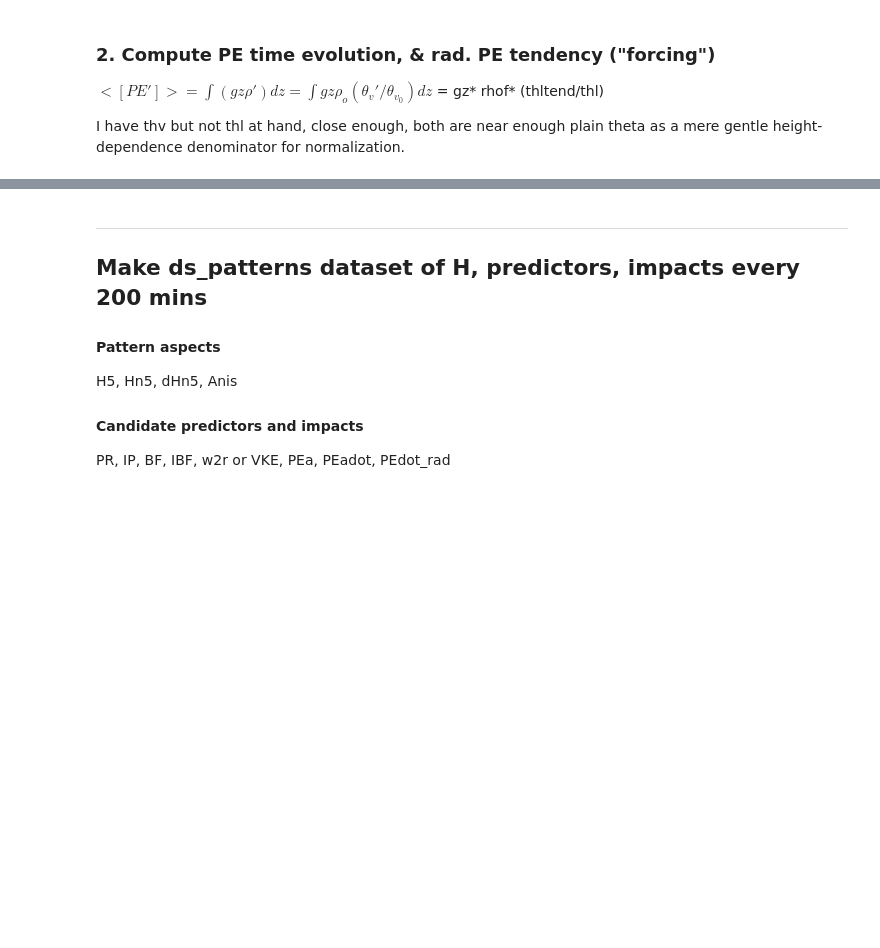
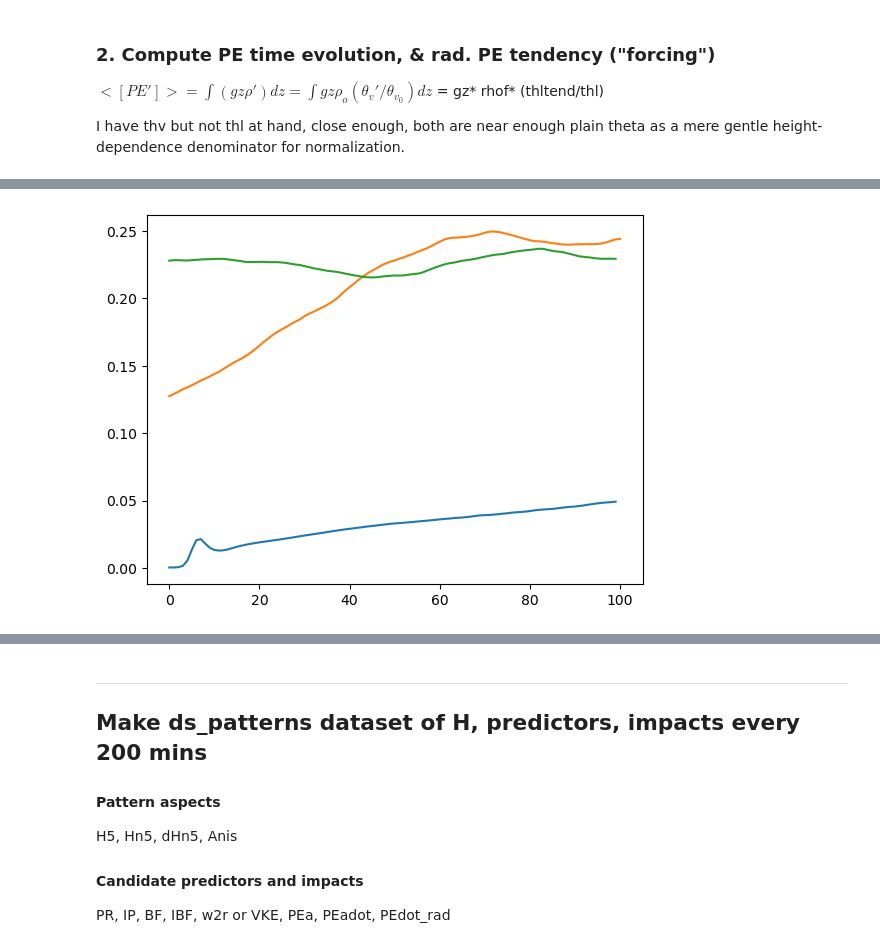
Before and after one commit to brianmapes/EvolutionaryConvection, a Jupyter notebook: Shallow_patterns_CloudBotany/CloudBotany_condprob_entropy.ipynb, the cells around one changed output, grey strips where cells are left out. Drawn from its saved outputs; the diff is of its cells as text; code cells hidden in the pictures; blank space fills up the shorter version.

```diff
--- a/Shallow_patterns_CloudBotany/CloudBotany_condprob_entropy.ipynb
+++ b/Shallow_patterns_CloudBotany/CloudBotany_condprob_entropy.ipynb
@@ -455,3 +523,9 @@ tau.plot(size=2,aspect=3, vmax=1200); plt.title("VKE residence time (seconds)");
+# %%
+plt.plot(0.3*ds_profiles.HKE[imem,0:100].transpose());
+plt.plot(0.3*ds_profiles.HKE[imem,287:388].transpose());
+plt.plot(0.3*ds_profiles.HKE[imem,575:675].transpose());
+# %% [output]
+[figure, added]
 # %%
 # Lagged covariance between BF and VKE, HKE
 
```
Also changed, not shown: parts of 31 cells of this notebook, 1 other file.
